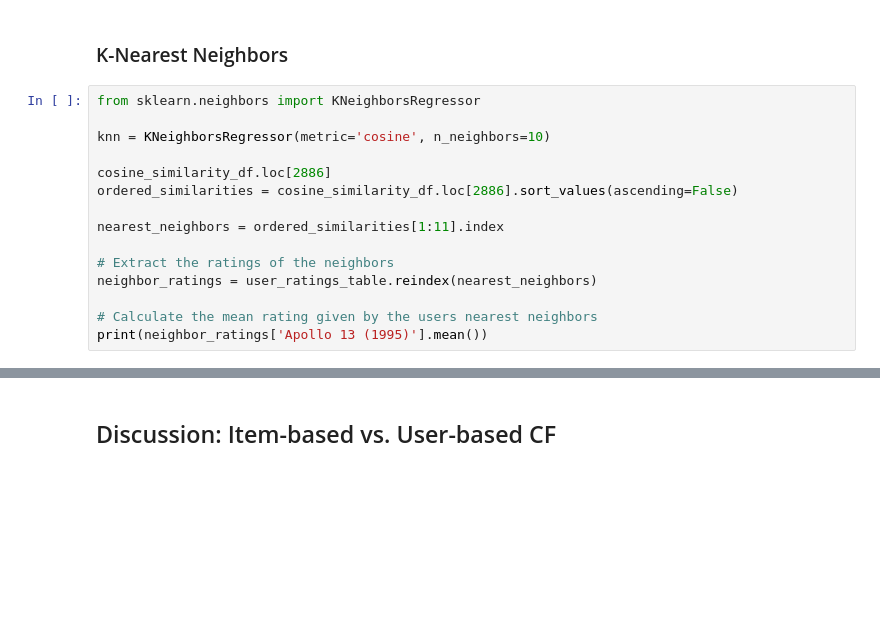
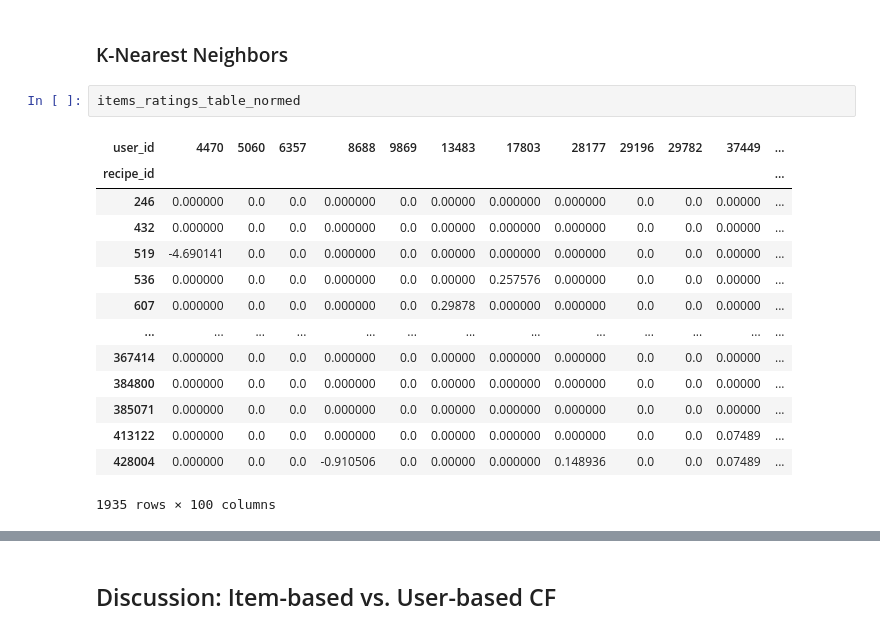
Before and after one commit to chrismlawr/ba890-personal-project, a Jupyter notebook: 3_Collaborative_Filtering.ipynb, the cells around one changed output, grey strips where cells are left out. Saved outputs shown, nothing was run; the diff lists cells and outputs as text; blank space fills up the shorter version.

```diff
--- a/3_Collaborative_Filtering.ipynb
+++ b/3_Collaborative_Filtering.ipynb
@@ -251,17 +466,19 @@ pd.merge(ordered_similarities.to_frame(), df_recipes[['name','id']],left_on=orde
 # %% [markdown]
 ### K-Nearest Neighbors
-# %%
-from sklearn.neighbors import KNeighborsRegressor
-
-knn = KNeighborsRegressor(metric='cosine', n_neighbors=10)
-
-cosine_similarity_df.loc[2886]
-ordered_similarities = cosine_similarity_df.loc[2886].sort_values(ascending=False)
-
-nearest_neighbors = ordered_similarities[1:11].index
-
-# Extract the ratings of the neighbors
-neighbor_ratings = user_ratings_table.reindex(nearest_neighbors)
-
-# Calculate the mean rating given by the users nearest neighbors
-print(neighbor_ratings['Apollo 13 (1995)'].mean())
+# %%
+items_ratings_table_normed
+# %% [output]
+| user_id | 4470 | 5060 | 6357 | 8688 | 9869 | 13483 | 17803 | 28177 | 29196 | 29782 | 37449 | ... |
+| recipe_id |  |  |  |  |  |  |  |  |  |  |  | ... |
+| 246 | 0.000000 | 0.0 | 0.0 | 0.000000 | 0.0 | 0.00000 | 0.000000 | 0.000000 | 0.0 | 0.0 | 0.00000 | ... |
+| 432 | 0.000000 | 0.0 | 0.0 | 0.000000 | 0.0 | 0.00000 | 0.000000 | 0.000000 | 0.0 | 0.0 | 0.00000 | ... |
+| 519 | -4.690141 | 0.0 | 0.0 | 0.000000 | 0.0 | 0.00000 | 0.000000 | 0.000000 | 0.0 | 0.0 | 0.00000 | ... |
+| 536 | 0.000000 | 0.0 | 0.0 | 0.000000 | 0.0 | 0.00000 | 0.257576 | 0.000000 | 0.0 | 0.0 | 0.00000 | ... |
+| 607 | 0.000000 | 0.0 | 0.0 | 0.000000 | 0.0 | 0.29878 | 0.000000 | 0.000000 | 0.0 | 0.0 | 0.00000 | ... |
+| ... | ... | ... | ... | ... | ... | ... | ... | ... | ... | ... | ... | ... |
+| 367414 | 0.000000 | 0.0 | 0.0 | 0.000000 | 0.0 | 0.00000 | 0.000000 | 0.000000 | 0.0 | 0.0 | 0.00000 | ... |
+| 384800 | 0.000000 | 0.0 | 0.0 | 0.000000 | 0.0 | 0.00000 | 0.000000 | 0.000000 | 0.0 | 0.0 | 0.00000 | ... |
+| 385071 | 0.000000 | 0.0 | 0.0 | 0.000000 | 0.0 | 0.00000 | 0.000000 | 0.000000 | 0.0 | 0.0 | 0.00000 | ... |
+| 413122 | 0.000000 | 0.0 | 0.0 | 0.000000 | 0.0 | 0.00000 | 0.000000 | 0.000000 | 0.0 | 0.0 | 0.07489 | ... |
+| 428004 | 0.000000 | 0.0 | 0.0 | -0.910506 | 0.0 | 0.00000 | 0.000000 | 0.148936 | 0.0 | 0.0 | 0.07489 | ... |
+1935 rows × 100 columns
```
Also changed, not shown: parts of 46 cells of this notebook.
